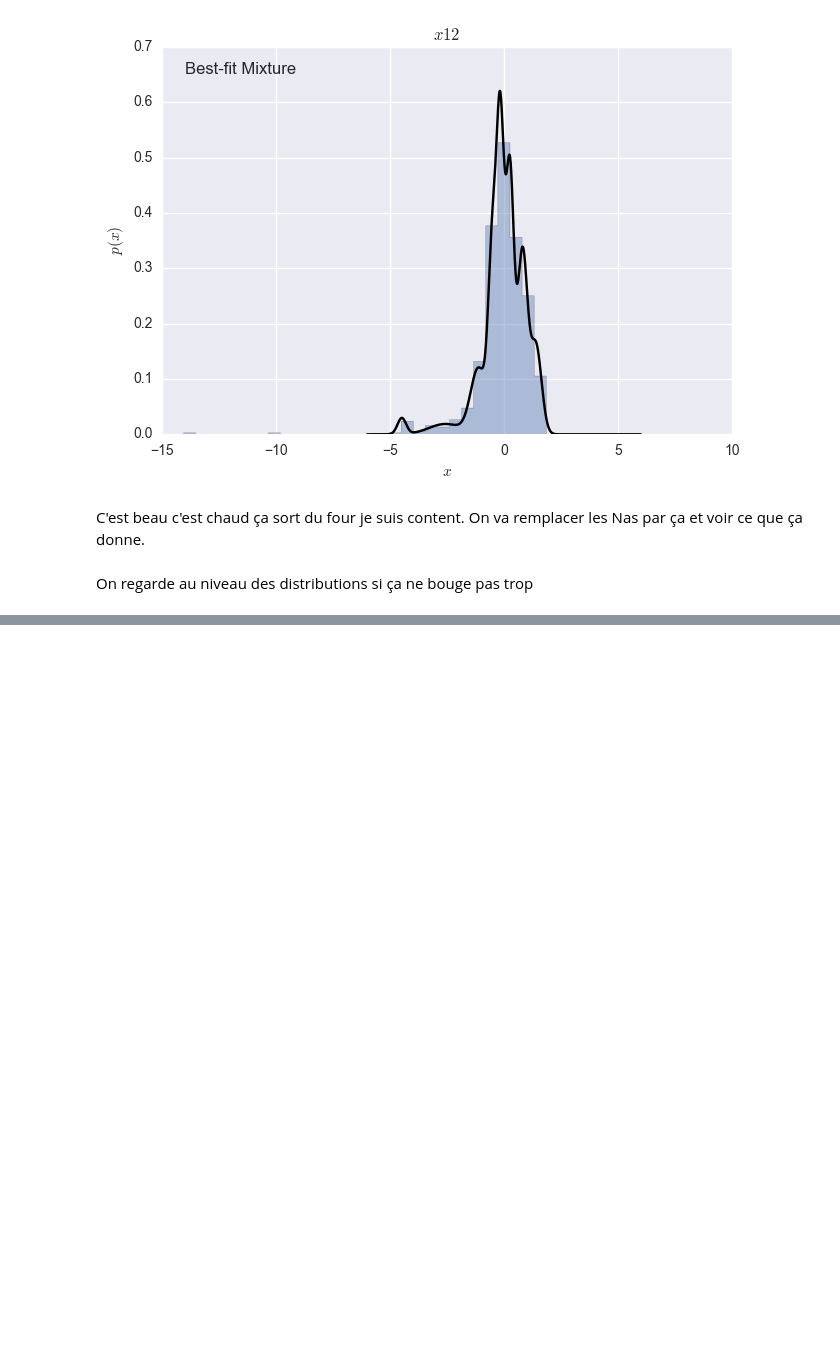
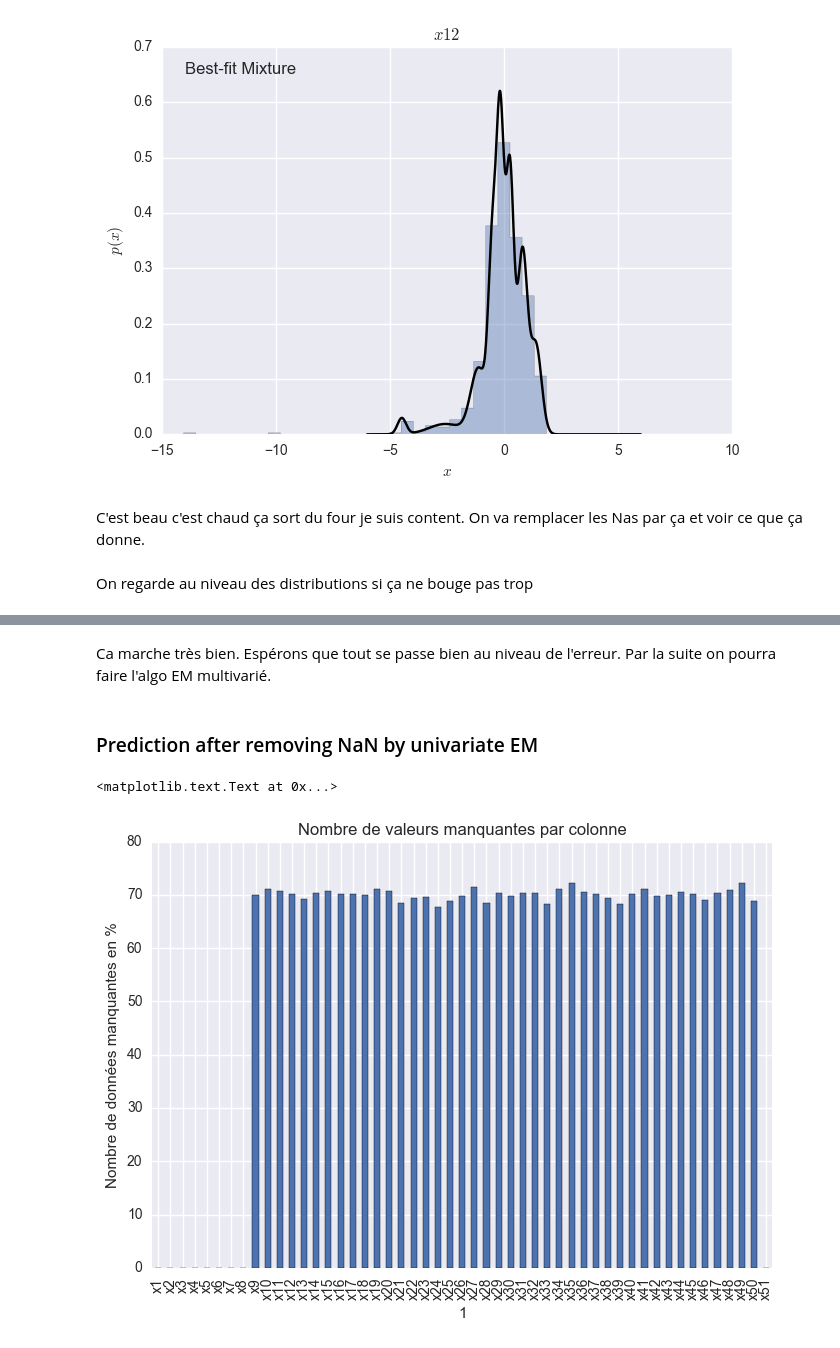
Before and after one commit to bigtdu53/failleIte, a Jupyter notebook: Code/bankrupcy_chanllenge.ipynb, the cells around one changed output, grey strips where cells are left out. Saved outputs shown, nothing was run; the diff lists cells and outputs as text; code cells hidden in the pictures; blank space fills up the shorter version.

```diff
--- a/Code/bankrupcy_chanllenge.ipynb
+++ b/Code/bankrupcy_chanllenge.ipynb
@@ -676,0 +668,13 @@ train_nan_replaced_median[50]=train_nan_replaced_median[50]-2011
+# %% [markdown]
+Ca marche très bien. Espérons que tout se passe bien au niveau de l'erreur. Par la suite on pourra faire l'algo EM multivarié.
+# %% [markdown]
+### Prediction after removing NaN by univariate EM
+# %%
+freqNan=100*train_via_def.isnull().sum()/2400
+plt.figure()
+freqNan.plot(kind='bar')
+plt.ylabel('Nombre de données manquantes en %')
+plt.title('Nombre de valeurs manquantes par colonne')
+# %% [output]
+<matplotlib.text.Text at 0x...>
+[figure, added]
```
Also changed, not shown: parts of 29 cells of this notebook.
